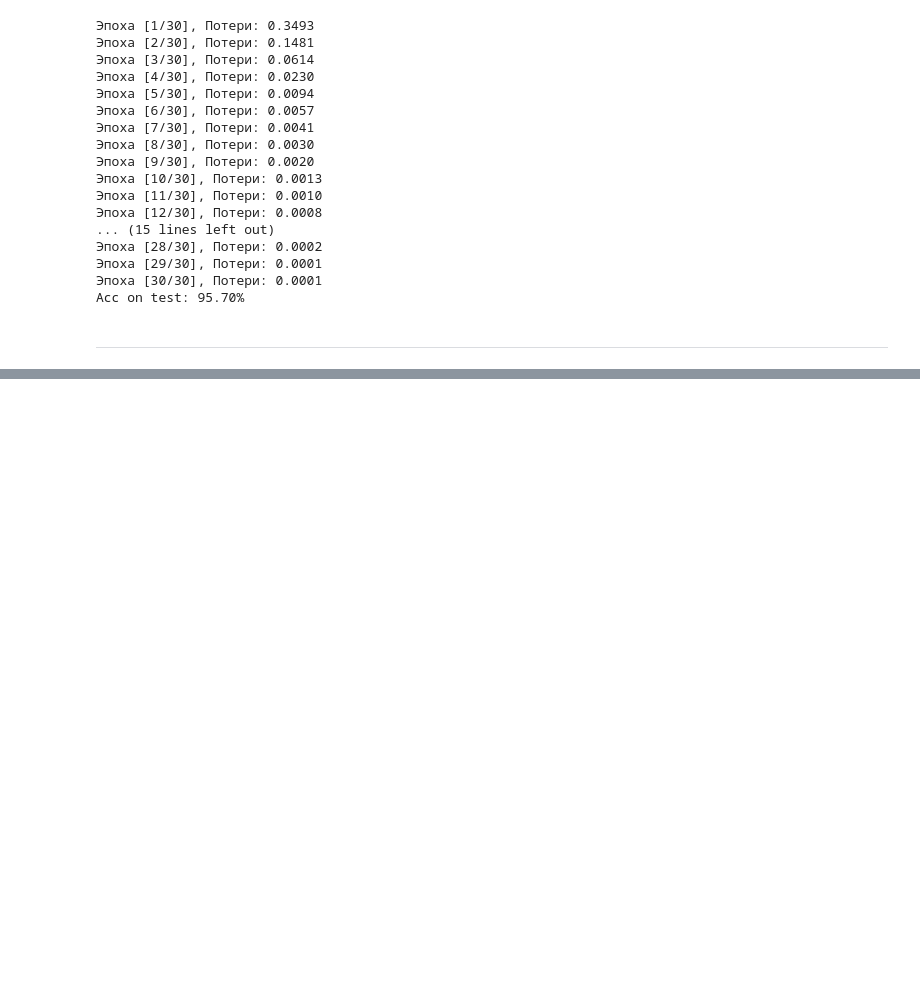
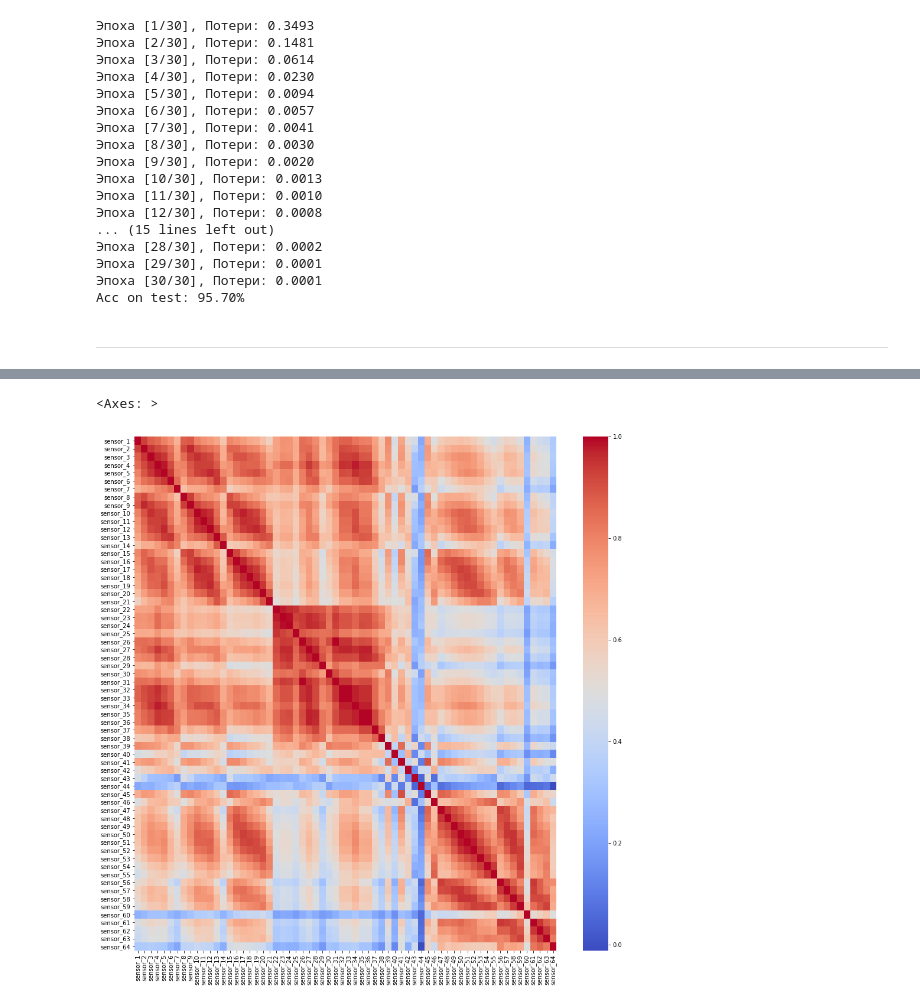
Before and after one commit to Daniilmipt007/project_VKR, a Jupyter notebook: code/main.ipynb, the cells around one changed output, grey strips where cells are left out. Drawn from its saved outputs; the diff is of its cells as text; code cells hidden in the pictures; blank space fills up the shorter version.

```diff
--- a/code/main.ipynb
+++ b/code/main.ipynb
@@ -71,8 +90,8 @@ class data():
             else:
                 sub_number = str(i+1)
 
-            path_0 = os.path.join(os.path.dirname(os.getcwd()), 'code', 'eeg-motor-movementimagery-dataset', 'files', 'S' + sub_number, 'S' + sub_number + 'R01.edf')
-            path_1 = os.path.join(os.path.dirname(os.getcwd()), 'code', 'eeg-motor-movementimagery-dataset', 'files', 'S' + sub_number, 'S' + sub_number + 'R02.edf')
+            path_0 = os.path.join(os.path.dirname(os.getcwd()), 'code', 'eeg-motor-movementimagery-dataset', 'files', 'S' + sub_number, 'S' + sub_number + 'R04.edf')
+            path_1 = os.path.join(os.path.dirname(os.getcwd()), 'code', 'eeg-motor-movementimagery-dataset', 'files', 'S' + sub_number, 'S' + sub_number + 'R06.edf')
 
             # colab
             #path_0 = os.path.join('/content/drive/My Drive/7_sem/diplom/', 'code', 'eeg-motor-movementimagery-dataset', 'files', 'S' + sub_number, 'S' + sub_number + 'R01.edf')
@@ -590,0 +587,4 @@ model = EEGNet().to(target_device)
+# %%
+data = dataset.data
+# %%
+ts = data[44][0]
@@ -590,0 +602,7 @@ model = EEGNet().to(target_device)
+# %%
+df = pd.DataFrame(ts.T, columns=[f'sensor_{i+1}' for i in range(ts.T.shape[1])])
+plt.figure(figsize=(16, 16))
+sns.heatmap(df.corr(method='pearson'), cmap='coolwarm')
+# %% [output]
+<Axes: >
+[figure, added]
```
Also changed, not shown: parts of 63 cells of this notebook, 19 other files.
